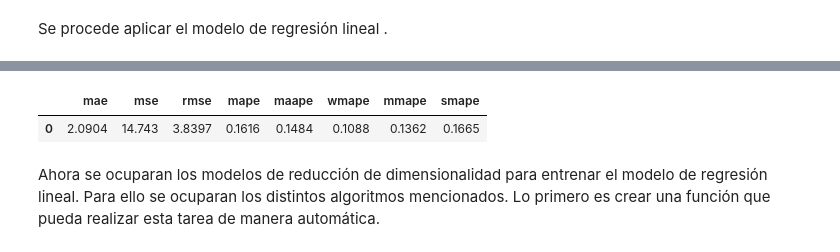
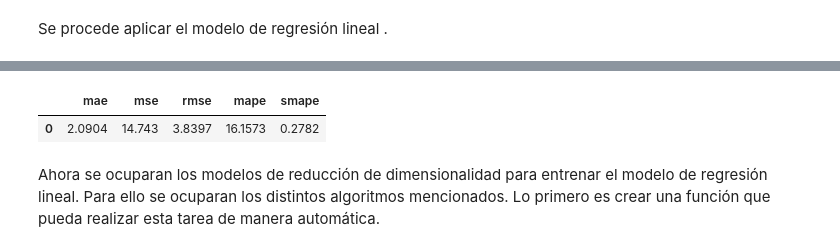
Before and after one commit to fralfaro/MAT281_20XX, a Jupyter notebook: docs/lectures/machine_learning/ns_02.ipynb, the cells around one changed output, grey strips where cells are left out. Saved outputs shown, nothing was run; the diff lists cells and outputs as text; code cells hidden in the pictures.

```diff
--- a/docs/lectures/machine_learning/ns_02.ipynb
+++ b/docs/lectures/machine_learning/ns_02.ipynb
@@ -563,6 +568,33 @@ from metrics_regression import summary_metrics
+# %%
+from sklearn.metrics import mean_absolute_error, mean_squared_error
+
+def mean_absolute_percentage_error(y_true, y_pred):
+    return np.mean(np.abs((y_true - y_pred) / y_true)) * 100
+
+def regression_metrics(df):
+    """
+    Aplicar las distintas métricas definidas
+    :param df: DataFrame con las columnas: ['y', 'yhat']
+    :return: DataFrame con las métricas especificadas
+    """
+    df_result = pd.DataFrame()
+
+    y_true = df['y']
+    y_pred = df['yhat']
+
+    df_result['mae'] = [round(mean_absolute_error(y_true, y_pred), 4)]
+    df_result['mse'] = [round(mean_squared_error(y_true, y_pred), 4)]
+    df_result['rmse'] = [round(np.sqrt(mean_squared_error(y_true, y_pred)), 4)]
+    df_result['mape'] = [round(mean_absolute_percentage_error(y_true, y_pred), 4)]
+    df_result['smape'] = [round(2 * mean_absolute_percentage_error(y_true, y_pred) / (mean_absolute_percentage_error(y_true, y_pred) + 100), 4)]
+
+    return df_result
 # %%
 # Datos
-datos = pd.read_csv('https://raw.githubusercontent.com/fralfaro/MAT281_2022/main/docs/lectures/ml/analisis_no_supervisado/data/meatspec.csv')
+url='https://drive.google.com/file/d/1zqoLNbuysK5Idrb9--DFtCoxkapruSDc/view?usp=drive_link'
+url='https://drive.google.com/uc?id=' + url.split('/')[-2]
+
+datos = pd.read_csv(url, sep=",")
 datos = datos.drop(columns = datos.columns[0])
 datos['fat'] = datos['fat'].astype(float)
 datos.head()
@@ -617,6 +649,6 @@ X_train, X_test, y_train, y_test = train_test_split(
                                     )
 # %%
 # Creación y entrenamiento del modelo
-modelo = LinearRegression(normalize=True)
+modelo = LinearRegression()
 modelo.fit(X = X_train, y = y_train)
 # %% [output]
@@ -637,19 +656,19 @@ LinearRegression(normalize=True)
 # %%
 # Predicciones test
 predicciones = modelo.predict(X=X_test)
 predicciones = predicciones.flatten()
 
 # Error de test del modelo
 df_pred = pd.DataFrame({
     'y':y_test,
     'yhat':predicciones
 })
 
-df_summary = summary_metrics(df_pred)
+df_summary = regression_metrics(df_pred)
 df_summary
 # %% [output]
-|  | mae | mse | rmse | mape | maape | wmape | mmape | smape |
-| 0 | 2.0904 | 14.743 | 3.8397 | 0.1616 | 0.1484 | 0.1088 | 0.1362 | 0.1665 |
+|  | mae | mse | rmse | mape | smape |
+| 0 | 2.0904 | 14.743 | 3.8397 | 16.1573 | 0.2782 |
 # %% [markdown]
 Ahora se ocuparan los modelos de reducción de dimensionalidad para entrenar el modelo de regresión lineal. Para ello se ocuparan los distintos algoritmos mencionados. Lo primero es crear una función que pueda realizar esta tarea de manera automática.
 # %%
```
Also changed, not shown: parts of 18 cells of this notebook, 14 other files.
